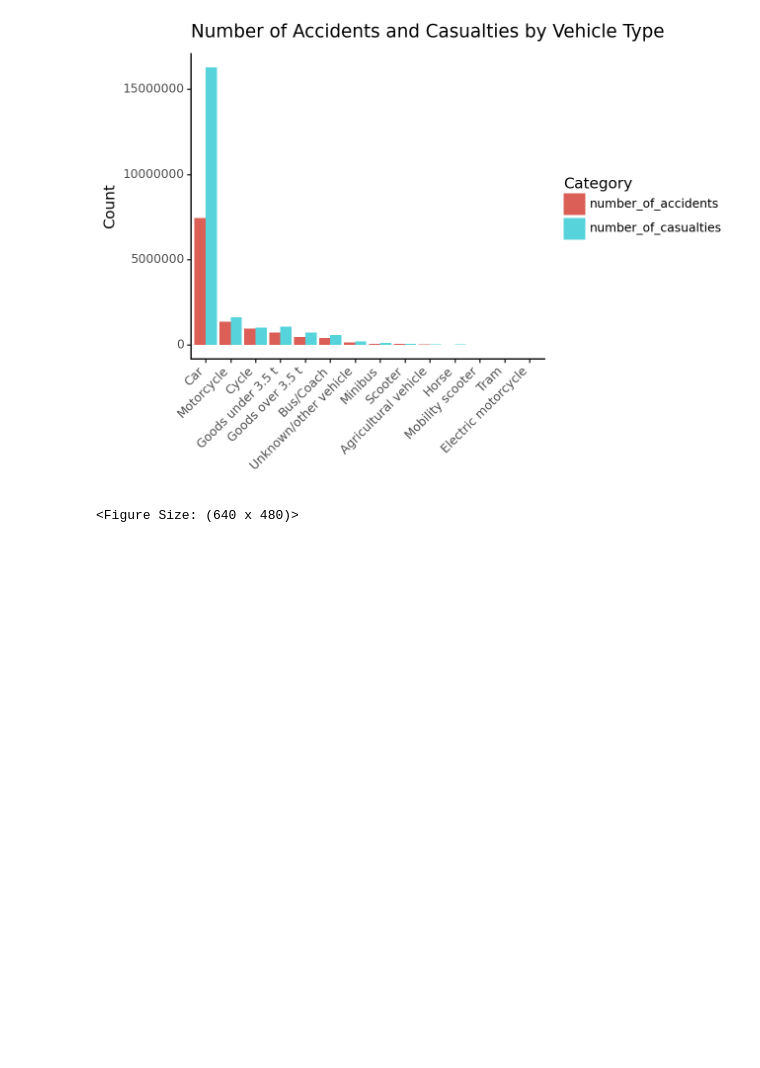
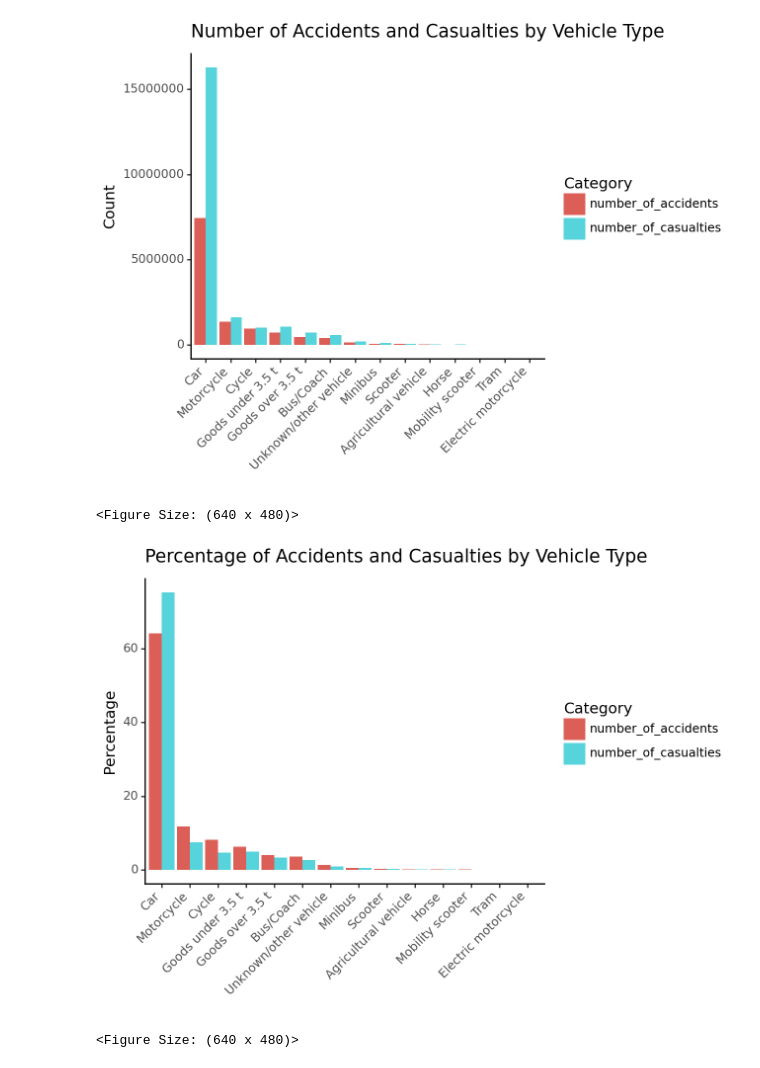
Before and after one commit to nikolaymoshenskiy/IDS-UK-road-accidents, a Jupyter notebook: LM_visualisation.ipynb, the cells around one changed output. Cells and saved outputs as stored; diff of their text form; code cells hidden in the pictures; blank space fills up the shorter version.

Commit message:
Add graph for percentage of accidents and casualties by vehicle type

```diff
--- a/LM_visualisation.ipynb
+++ b/LM_visualisation.ipynb
@@ -115,3 +117,48 @@ vehicle_type_plot
 # %% [output]
 [figure]
 <Figure Size: (640 x 480)>
+# %%
+# Relative comparison of accidents and casualties for each vehicle type
+
+# Count unique accidents and sum casualties for each vehicle type (same as before)
+df_plot_vehicle_type = road_acc_data.groupby('vehicle_type_grouped').agg({'accident_index': pd.Series.nunique,
+                                                       'number_of_casualties': 'sum'}).reset_index()
+
+# Rename columns for clarity
+df_plot_vehicle_type.columns = ['vehicle_type_grouped', 'number_of_accidents', 'number_of_casualties']
+
+# Mapping the 'vehicle_type_grouped' values to names, including -1 as 'Unknown/other vehicle'
+vehicle_type_mapping = {
+    1: "Cycle", 2: "Motorcycle", 8: "Car", 10: "Minibus", 11: "Bus/Coach",
+    16: "Horse", 17: "Agricultural vehicle", 18: "Tram", 19: "Goods under 3.5 t",
+    20: "Goods over 3.5 t", 22: "Mobility scooter", 23: "Electric motorcycle",
+    90: "Unknown/other vehicle", 103: "Scooter"
+}
+
+df_plot_vehicle_type['vehicle_type_grouped'] = df_plot_vehicle_type['vehicle_type_grouped'].map(vehicle_type_mapping)
+
+# Calculate total counts
+total_accidents = df_plot_vehicle_type['number_of_accidents'].sum()
+total_casualties = df_plot_vehicle_type['number_of_casualties'].sum()
+
+# Compute relative counts (percentages)
+df_plot_vehicle_type['number_of_accidents'] = (df_plot_vehicle_type['number_of_accidents'] / total_accidents) * 100
+df_plot_vehicle_type['number_of_casualties'] = (df_plot_vehicle_type['number_of_casualties'] / total_casualties) * 100
+
+# Melting the DataFrame for use in plotnine
+df_plot_vehicle_type = df_plot_vehicle_type.melt(id_vars='vehicle_type_grouped', var_name='Category', value_name='Percentage')
+
+# Creating the plot with relative counts
+vehicle_type_plot = (
+    ggplot(df_plot_vehicle_type, aes(x='reorder(vehicle_type_grouped, -Percentage)', y='Percentage', fill='Category')) +
+    geom_bar(stat='identity', position='dodge') +
+    labs(x='', y='Percentage', title='Percentage of Accidents and Casualties by Vehicle Type') +
+    theme_classic() +
+    theme(axis_text_x=element_text(rotation=45, hjust=1))
+)
+
+# Display the plot
+vehicle_type_plot
+# %% [output]
+[figure, added]
+<Figure Size: (640 x 480)>
```
Also changed, not shown: parts of 1 cell of this notebook.
